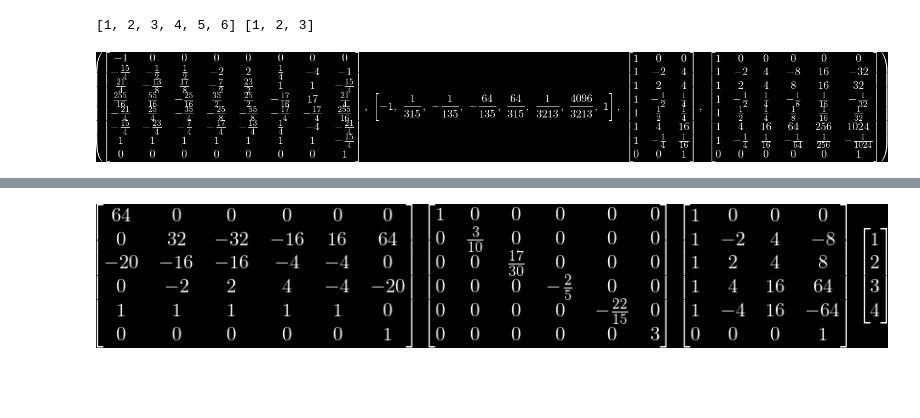
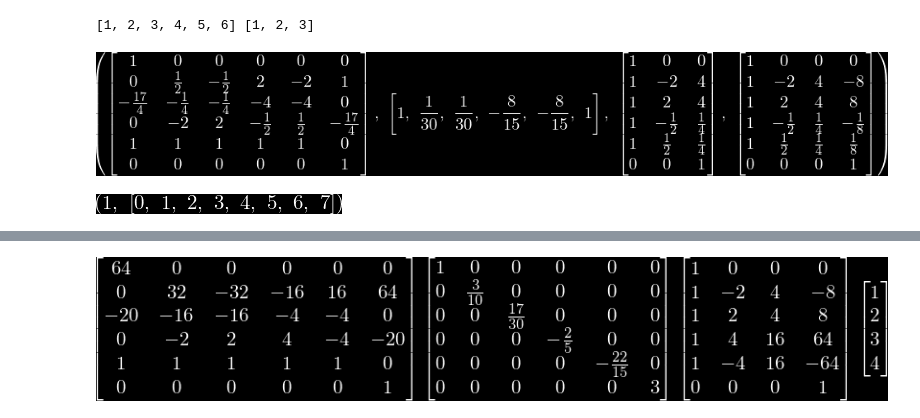
Before and after one commit to tarsioonofrio/fast-convolution-rtl, a Jupyter notebook: blahut5.2toom-cook4x3.ipynb, the cells around one changed output, grey strips where cells are left out. Saved outputs shown, nothing was run; the diff lists cells and outputs as text; code cells hidden in the pictures; blank space fills up the shorter version.

Commit message:
toom-cook

```diff
--- a/blahut5.2toom-cook4x3.ipynb
+++ b/blahut5.2toom-cook4x3.ipynb
@@ -22,7 +22,7 @@ doc = fitz.open('Blahut_2010_Fast algorithms for signal processing.pdf')
 # %% [markdown]
 Size of vectors
 # %%
-d_num = 6
+d_num = 4
 g_num = 3
 # %% [markdown]
 Example of vectors for the convolution
@@ -33,9 +33,9 @@ print(d_values, g_values)
 # %% [output]
 [1, 2, 3, 4, 5, 6] [1, 2, 3]
 # %%
-c_mtx, cq, b_mtx, a_mtx = toom_cook(d_num, g_num, [0, -2, 2, -1/2, 1/2, 4, -1/4, np.inf])
+c_mtx, cq, b_mtx, a_mtx = toom_cook(d_num, g_num, [0, -2, 2, -1/2, 1/2, np.inf])
 c_mtx, cq, b_mtx, a_mtx
 # %% [output]
-[figure, old version]
+[figure, new version]
 # %%
 def recursive_log2(n):
@@ -52,4 +69,8 @@ def recursive_log2(n):
     return base_sig, exp
+# %%
+recursive_log2(255)
+# %% [output]
+[figure, added]
 # %%
 c_lst = c_mtx.tolist()
 c_lst2 = [[None for c in range(len(c_lst[0]))] for r in range(len(c_lst))]
```
Also changed, not shown: parts of 2 cells of this notebook, 1 other file.
